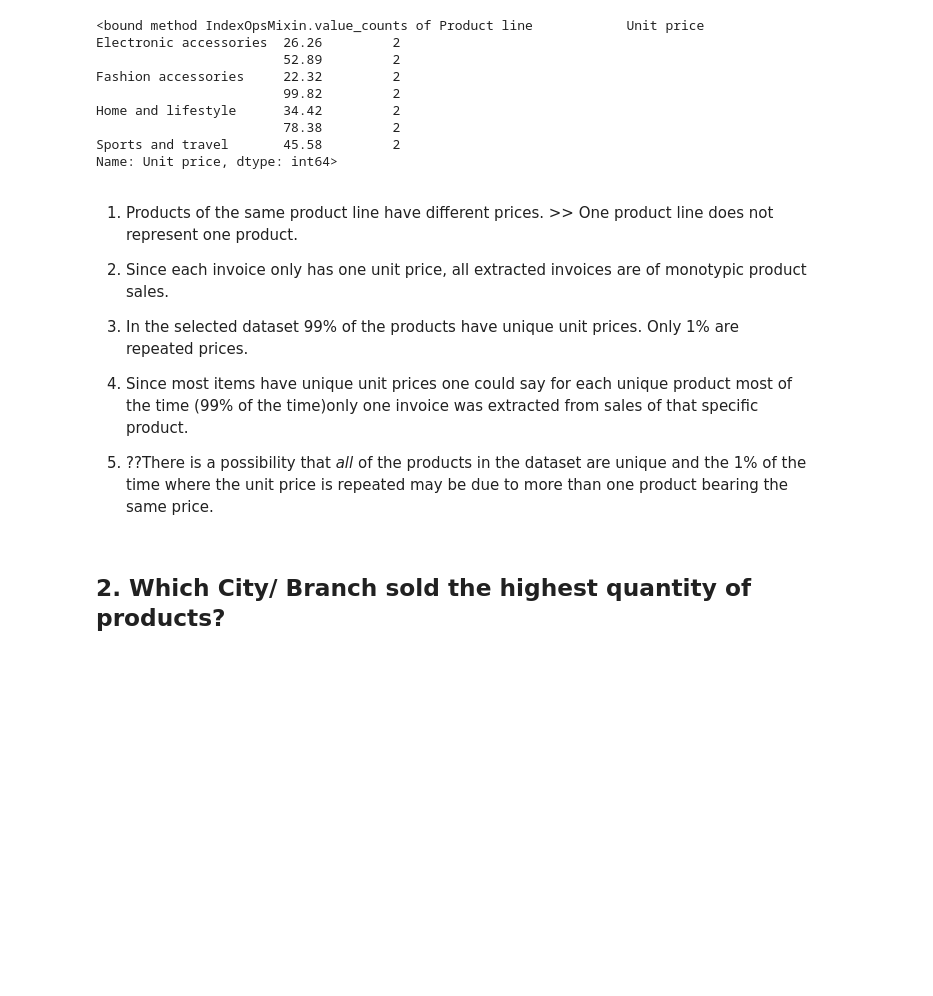
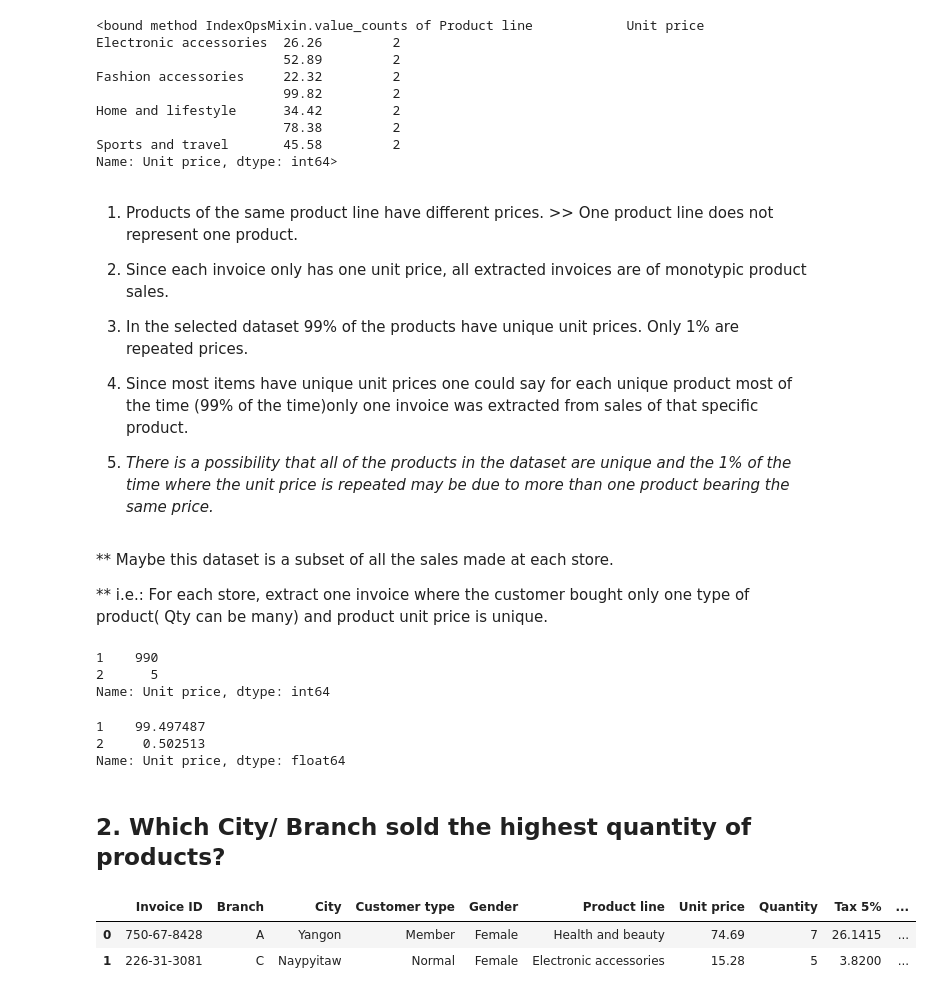
Before and after one commit to Zzzhenya/Supermarket_sales, a Jupyter notebook: Supermarket_data_exploration.ipynb, the cells around one changed output. Saved outputs shown, nothing was run; the diff lists cells and outputs as text; code cells hidden in the pictures; blank space fills up the shorter version.

Commit message:
sales by city

```diff
--- a/Supermarket_data_exploration.ipynb
+++ b/Supermarket_data_exploration.ipynb
@@ -214,6 +214,31 @@ Name: Unit price, dtype: int64>
 
 3. Since most items have unique unit prices one could say for each unique product most of the time (99% of the time)only one invoice was extracted from sales of that specific product.
 
-4. ??There is a possibility that *all* of the products in the dataset are unique and the 1% of the time where the unit price is repeated may be due to more than one product bearing the same price.
+4. *There is a possibility that *all* of the products in the dataset are unique and the 1% of the time where the unit price is repeated may be due to more than one product bearing the same price.*
+# %% [markdown]
+** Maybe this dataset is a subset of all the sales made at each store.
+
+** i.e.: For each store, extract one invoice where the customer bought only one type of product( Qty can be many) and product unit price is unique.
+# %%
+#unit_price_by_branch_prodline = df3
+df3 = df.groupby(["Product line", "Branch", "Unit price"])[[ "Unit price"]].count()
+df3
+df3["Unit price"].value_counts()
+# %% [output]
+1    990
+2      5
+Name: Unit price, dtype: int64
+# %%
+df3["Unit price"].value_counts(normalize=True)*100
+# %% [output]
+1    99.497487
+2     0.502513
+Name: Unit price, dtype: float64
 # %% [markdown]
 ## 2. Which City/ Branch sold the highest quantity of products?
+# %%
+df.head(2)
+# %% [output]
+|  | Invoice ID | Branch | City | Customer type | Gender | Product line | Unit price | Quantity | Tax 5% | ... |
+| 0 | 750-67-8428 | A | Yangon | Member | Female | Health and beauty | 74.69 | 7 | 26.1415 | ... |
+| 1 | 226-31-3081 | C | Naypyitaw | Normal | Female | Electronic accessories | 15.28 | 5 | 3.8200 | ... |
```
Also changed, not shown: parts of 15 cells of this notebook.
